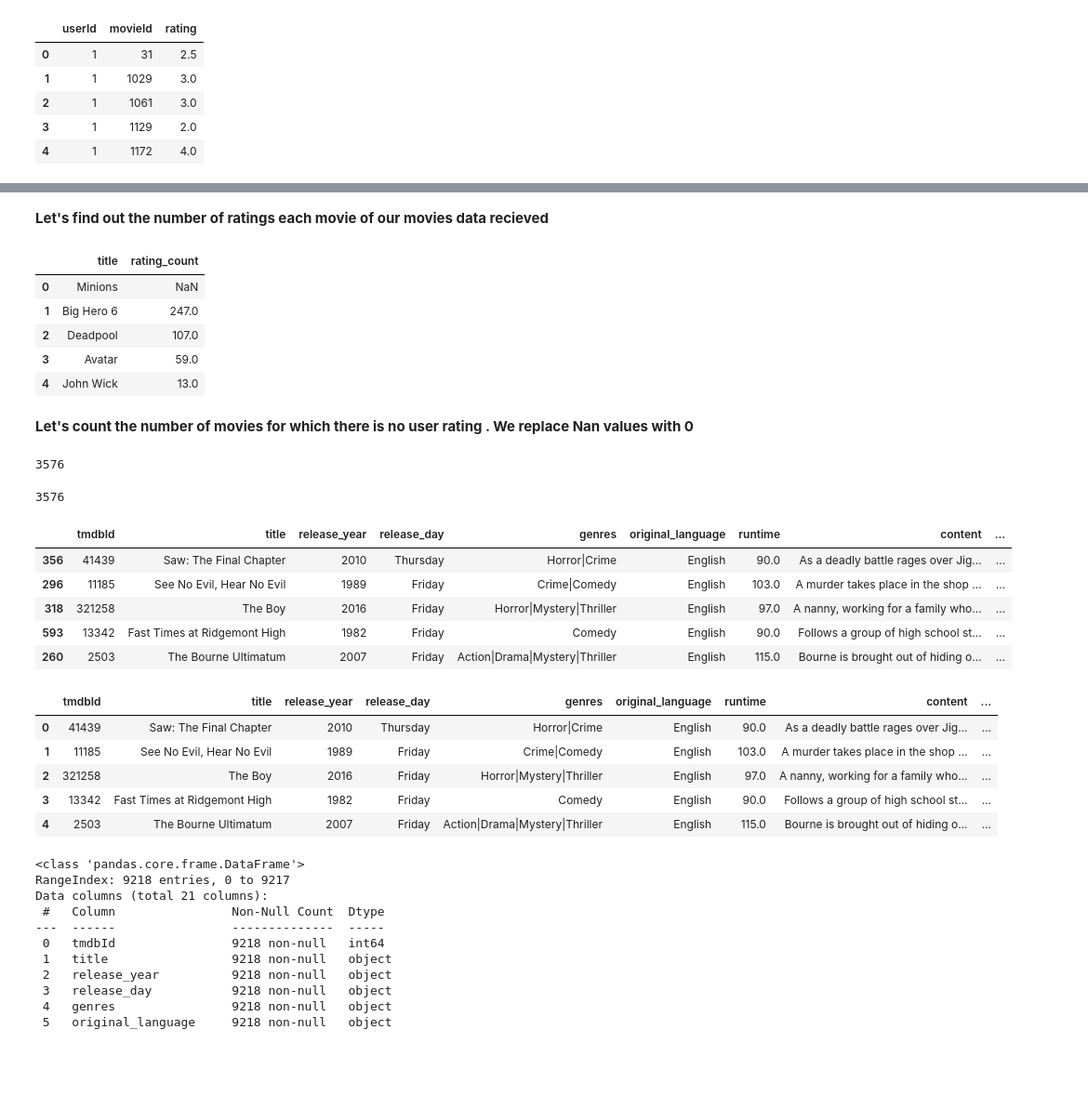
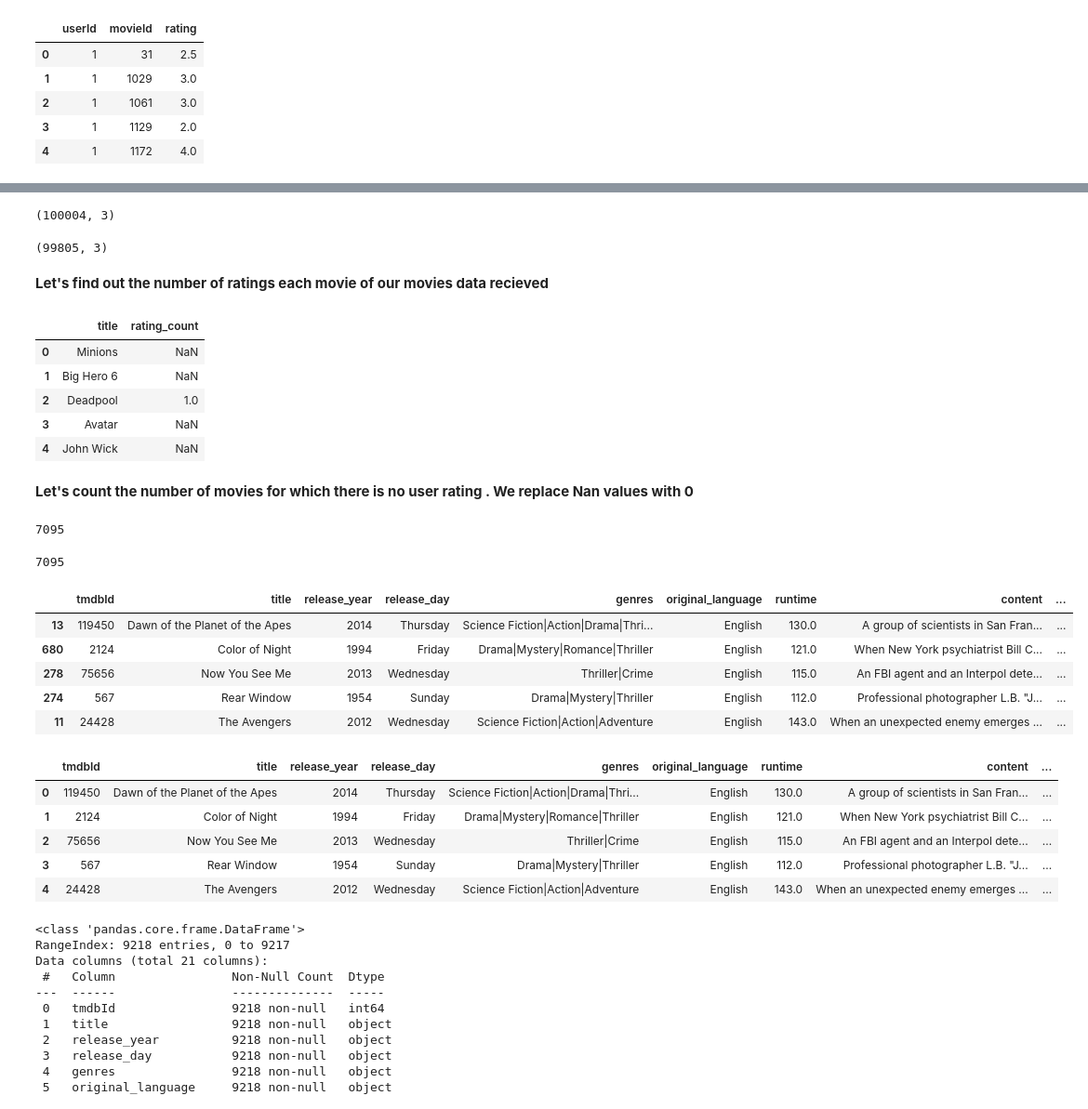
Before and after one commit to disha2sinha/Movie-Recommendation-System, a Jupyter notebook: Overview_of_the_Datasets_Data_Wrangling_and_Data_Cleaning.ipynb, the cells around one changed output, grey strips where cells are left out. Shown at 93% size. Cells and saved outputs as stored; diff of their text form; code cells hidden in the pictures; blank space fills up the shorter version.

```diff
--- a/Overview_of_the_Datasets_Data_Wrangling_and_Data_Cleaning.ipynb
+++ b/Overview_of_the_Datasets_Data_Wrangling_and_Data_Cleaning.ipynb
@@ -71,7 +71,6 @@ memory usage: 214.0 KB
 **MERGING THE 'movies_metadata' DATAFRAME WITH THE 'links.csv'**
 # %%
 movies_metadata['id'] = pd.to_numeric(movies_metadata['id'],errors='coerce')
-movies_metadata.dropna(subset=['id'],inplace=True)
 movies_metadata.info()
 # %% [output]
 <class 'pandas.core.frame.DataFrame'>
@@ -788,3 +787,7 @@ ratings.head()
 | 2 | 1 | 1061 | 3.0 |
 | 3 | 1 | 1129 | 2.0 |
 | 4 | 1 | 1172 | 4.0 |
+# %%
+ratings = pd.merge(ratings,links,on='movieId')
+ratings.drop(columns=['movieId','imdbId'],inplace=True)
+ratings.head()
@@ -791,48 +801,59 @@ ratings.head()
+# %%
+ratings.shape
+# %% [output]
+(100004, 3)
+# %%
+for id in ratings['tmdbId'].unique().tolist():
+  if id not in movies_metadata['tmdbId'].values:
+    ratings=ratings[ratings.tmdbId!=id]
+ratings.shape
+# %% [output]
+(99805, 3)
 # %% [markdown]
 **Let's find out the number of ratings each movie of our movies data recieved**
 # %%
-movies_metadata['rating_count']=pd.DataFrame(ratings.groupby('movieId')['rating'].count())
+movies_metadata['rating_count']=pd.DataFrame(ratings.groupby('tmdbId')['rating'].count())
 movies_metadata[['title','rating_count']].head()
 # %% [output]
 |  | title | rating_count |
 | 0 | Minions | NaN |
-| 1 | Big Hero 6 | 247.0 |
-| 2 | Deadpool | 107.0 |
-| 3 | Avatar | 59.0 |
-| 4 | John Wick | 13.0 |
+| 1 | Big Hero 6 | NaN |
+| 2 | Deadpool | 1.0 |
+| 3 | Avatar | NaN |
+| 4 | John Wick | NaN |
 # %% [markdown]
 **Let's count the number of movies for which there is no user rating . We replace Nan values with 0**
 # %%
 movies_metadata['rating_count'].isna().sum()
 # %% [output]
-3576
+7095
 # %%
 movies_metadata['rating_count']=movies_metadata['rating_count'].fillna(0)
 movies_metadata[movies_metadata['rating_count']==0].tmdbId.count()
 # %% [output]
-3576
+7095
 # %%
-movies_metadata['mean_rating']=pd.DataFrame(ratings.groupby('movieId')['rating'].mean())
+movies_metadata['mean_rating']=pd.DataFrame(ratings.groupby('tmdbId')['rating'].mean())
 movies_metadata['mean_rating']=movies_metadata['mean_rating'].fillna(0)
 movies_metadata.sort_values('rating_count',axis=0,ascending=False,inplace=True)
 movies_metadata.head()
 # %% [output]
 |  | tmdbId | title | release_year | release_day | genres | original_language | runtime | content | ... |
-| 356 | 41439 | Saw: The Final Chapter | 2010 | Thursday | Horror|Crime | English | 90.0 | As a deadly battle rages over Jig... | ... |
-| 296 | 11185 | See No Evil, Hear No Evil | 1989 | Friday | Crime|Comedy | English | 103.0 | A murder takes place in the shop ... | ... |
-| 318 | 321258 | The Boy | 2016 | Friday | Horror|Mystery|Thriller | English | 97.0 | A nanny, working for a family who... | ... |
-| 593 | 13342 | Fast Times at Ridgemont High | 1982 | Friday | Comedy | English | 90.0 | Follows a group of high school st... | ... |
-| 260 | 2503 | The Bourne Ultimatum | 2007 | Friday | Action|Drama|Mystery|Thriller | English | 115.0 | Bourne is brought out of hiding o... | ... |
+| 13 | 119450 | Dawn of the Planet of the Apes | 2014 | Thursday | Science Fiction|Action|Drama|Thri... | English | 130.0 | A group of scientists in San Fran... | ... |
+| 680 | 2124 | Color of Night | 1994 | Friday | Drama|Mystery|Romance|Thriller | English | 121.0 | When New York psychiatrist Bill C... | ... |
+| 278 | 75656 | Now You See Me | 2013 | Wednesday | Thriller|Crime | English | 115.0 | An FBI agent and an Interpol dete... | ... |
+| 274 | 567 | Rear Window | 1954 | Sunday | Drama|Mystery|Thriller | English | 112.0 | Professional photographer L.B. "J... | ... |
+| 11 | 24428 | The Avengers | 2012 | Wednesday | Science Fiction|Action|Adventure | English | 143.0 | When an unexpected enemy emerges ... | ... |
 # %%
 movies_metadata=movies_metadata.reset_index(drop=True)
 movies_metadata.head()
 # %% [output]
 |  | tmdbId | title | release_year | release_day | genres | original_language | runtime | content | ... |
-| 0 | 41439 | Saw: The Final Chapter | 2010 | Thursday | Horror|Crime | English | 90.0 | As a deadly battle rages over Jig... | ... |
-| 1 | 11185 | See No Evil, Hear No Evil | 1989 | Friday | Crime|Comedy | English | 103.0 | A murder takes place in the shop ... | ... |
-| 2 | 321258 | The Boy | 2016 | Friday | Horror|Mystery|Thriller | English | 97.0 | A nanny, working for a family who... | ... |
-| 3 | 13342 | Fast Times at Ridgemont High | 1982 | Friday | Comedy | English | 90.0 | Follows a group of high school st... | ... |
-| 4 | 2503 | The Bourne Ultimatum | 2007 | Friday | Action|Drama|Mystery|Thriller | English | 115.0 | Bourne is brought out of hiding o... | ... |
+| 0 | 119450 | Dawn of the Planet of the Apes | 2014 | Thursday | Science Fiction|Action|Drama|Thri... | English | 130.0 | A group of scientists in San Fran... | ... |
+| 1 | 2124 | Color of Night | 1994 | Friday | Drama|Mystery|Romance|Thriller | English | 121.0 | When New York psychiatrist Bill C... | ... |
+| 2 | 75656 | Now You See Me | 2013 | Wednesday | Thriller|Crime | English | 115.0 | An FBI agent and an Interpol dete... | ... |
+| 3 | 567 | Rear Window | 1954 | Sunday | Drama|Mystery|Thriller | English | 112.0 | Professional photographer L.B. "J... | ... |
+| 4 | 24428 | The Avengers | 2012 | Wednesday | Science Fiction|Action|Adventure | English | 143.0 | When an unexpected enemy emerges ... | ... |
 # %%
 movies_metadata.info()
 # %% [output]
```
Also changed, not shown: parts of 4 cells of this notebook.
